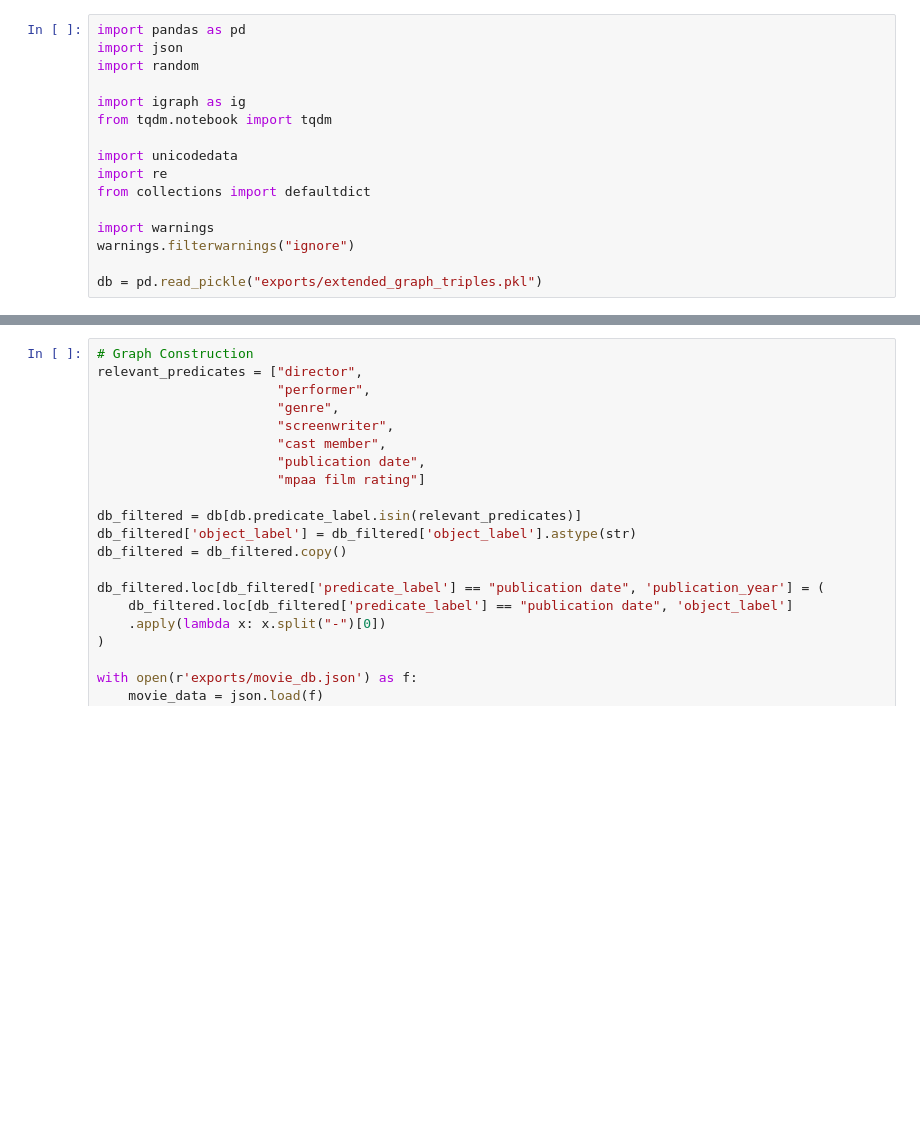
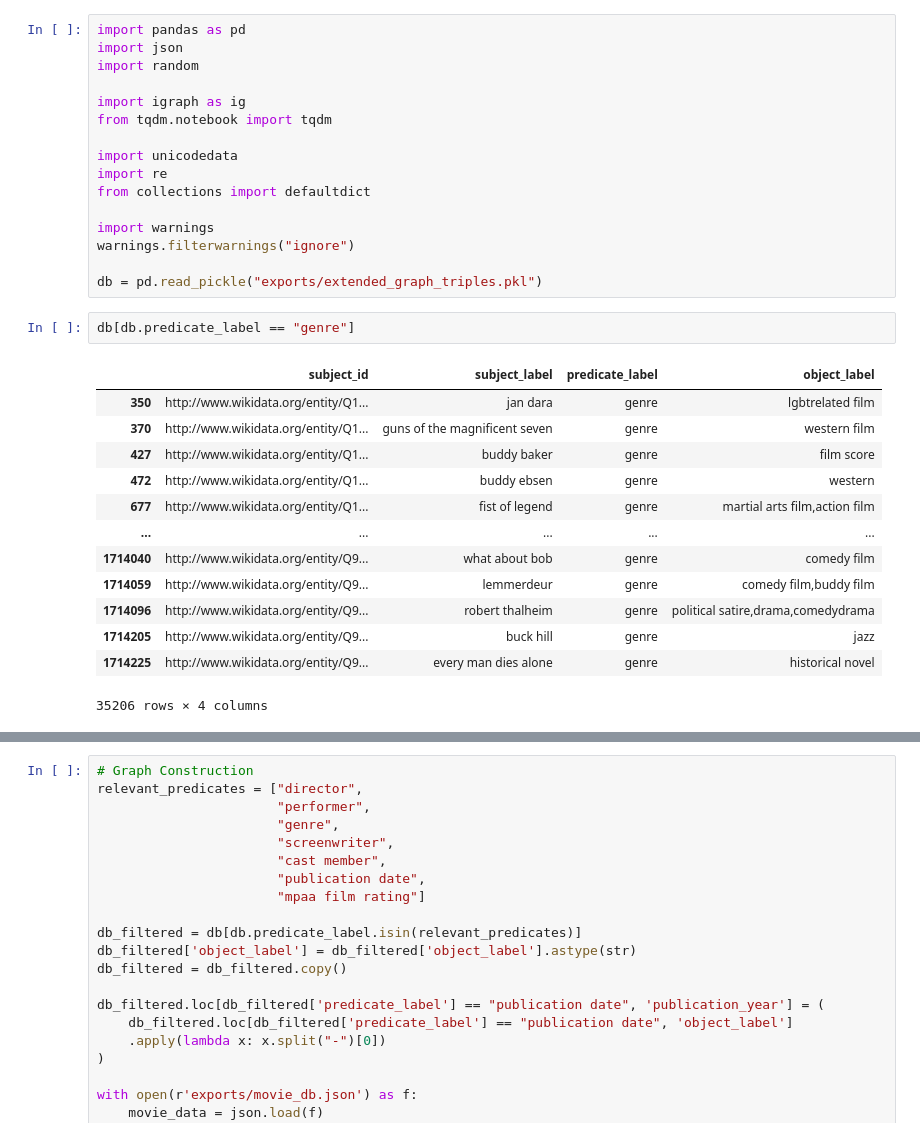
Before and after one commit to random9nessss/HS-24-Advanced-Topics-in-Artificial-Intelligence, a Jupyter notebook: development/recommender_two.ipynb, the cells around one changed output, grey strips where cells are left out. Saved outputs shown, nothing was run; the diff lists cells and outputs as text; blank space fills up the shorter version.

```diff
--- a/development/recommender_two.ipynb
+++ b/development/recommender_two.ipynb
@@ -14,3 +14,19 @@ import warnings
 warnings.filterwarnings("ignore")
 
 db = pd.read_pickle("exports/extended_graph_triples.pkl")
+# %%
+db[db.predicate_label == "genre"]
+# %% [output]
+|  | subject_id | subject_label | predicate_label | object_label |
+| 350 | http://www.wikidata.org/entity/Q1... | jan dara | genre | lgbtrelated film |
+| 370 | http://www.wikidata.org/entity/Q1... | guns of the magnificent seven | genre | western film |
+| 427 | http://www.wikidata.org/entity/Q1... | buddy baker | genre | film score |
+| 472 | http://www.wikidata.org/entity/Q1... | buddy ebsen | genre | western |
+| 677 | http://www.wikidata.org/entity/Q1... | fist of legend | genre | martial arts film,action film |
+| ... | ... | ... | ... | ... |
+| 1714040 | http://www.wikidata.org/entity/Q9... | what about bob | genre | comedy film |
+| 1714059 | http://www.wikidata.org/entity/Q9... | lemmerdeur | genre | comedy film,buddy film |
+| 1714096 | http://www.wikidata.org/entity/Q9... | robert thalheim | genre | political satire,drama,comedydrama |
+| 1714205 | http://www.wikidata.org/entity/Q9... | buck hill | genre | jazz |
+| 1714225 | http://www.wikidata.org/entity/Q9... | every man dies alone | genre | historical novel |
+35206 rows × 4 columns
```
Also changed, not shown: parts of 10 cells of this notebook, 8 other files.
